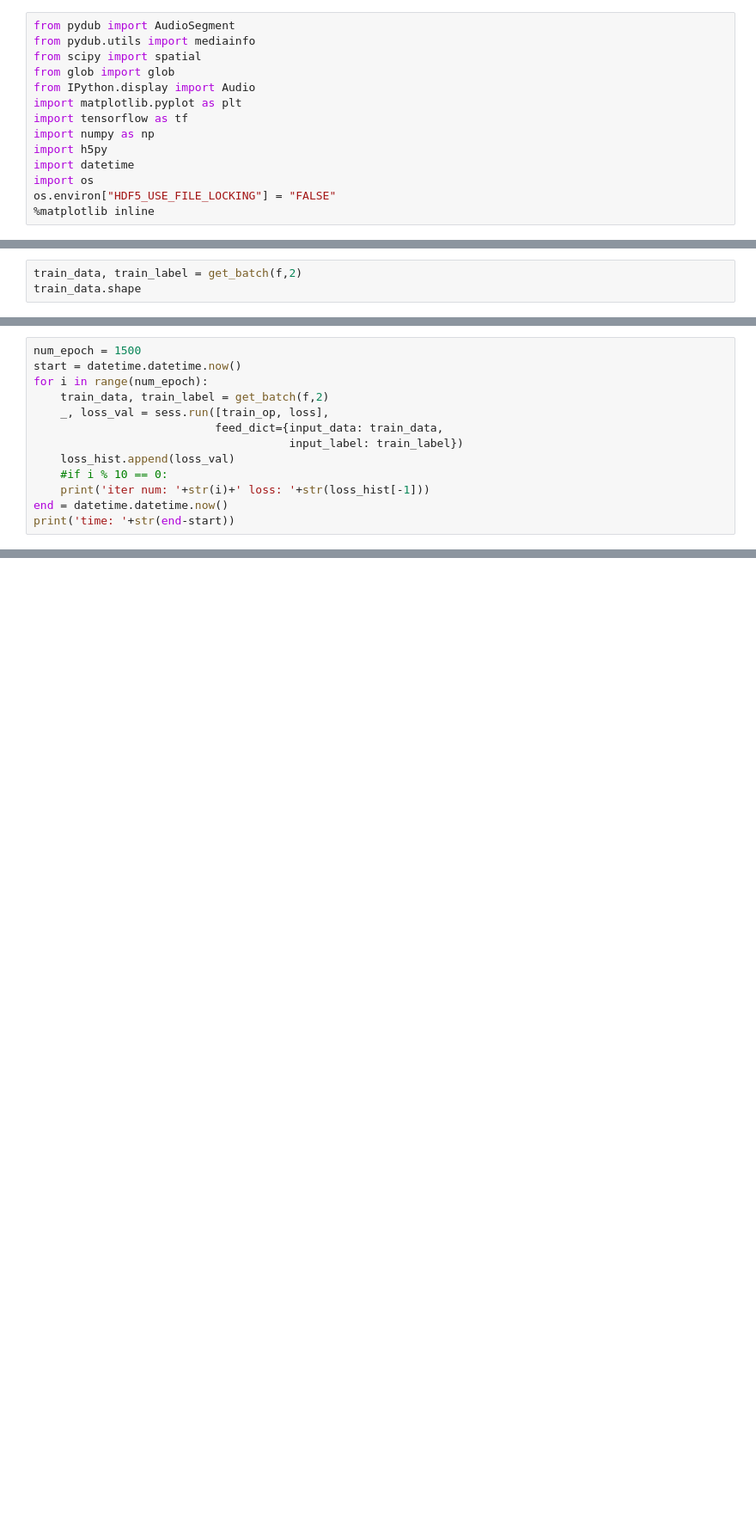
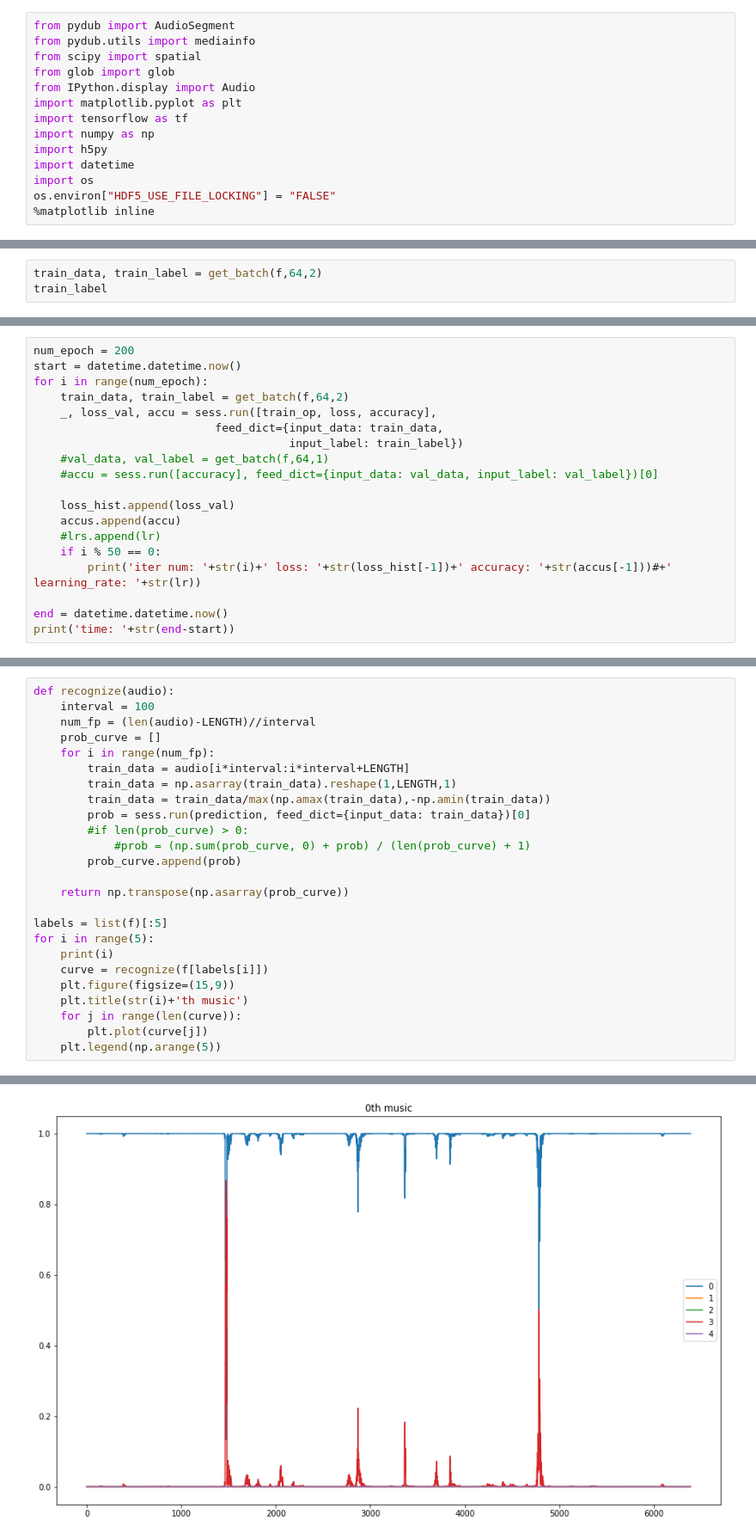
Before and after one commit to jw222/Gravitational-Wave, a Jupyter notebook: WaveNet.ipynb, the cells around one changed output, grey strips where cells are left out. Shown at 86% size. Drawn from its saved outputs; the diff is of its cells as text; blank space fills up the shorter version.

```diff
--- a/WaveNet.ipynb
+++ b/WaveNet.ipynb
@@ -53,6 +61,6 @@ def get_batch(f, k):
 
     return batch, label
 # %%
-train_data, train_label = get_batch(f,2)
-train_data.shape
+train_data, train_label = get_batch(f,64,2)
+train_label
 # %% [output]
@@ -203,14 +229,20 @@ loss_hist = []
 # %%
-num_epoch = 1500
+num_epoch = 200
 start = datetime.datetime.now()
 for i in range(num_epoch):
-    train_data, train_label = get_batch(f,2)
-    _, loss_val = sess.run([train_op, loss],
+    train_data, train_label = get_batch(f,64,2)
+    _, loss_val, accu = sess.run([train_op, loss, accuracy],
                            feed_dict={input_data: train_data,
                                       input_label: train_label})
+    #val_data, val_label = get_batch(f,64,1)
+    #accu = sess.run([accuracy], feed_dict={input_data: val_data, input_label: val_label})[0]
+
     loss_hist.append(loss_val)
-    #if i % 10 == 0:
-    print('iter num: '+str(i)+' loss: '+str(loss_hist[-1]))
+    accus.append(accu)
+    #lrs.append(lr)
+    if i % 50 == 0:
+        print('iter num: '+str(i)+' loss: '+str(loss_hist[-1])+' accuracy: '+str(accus[-1]))#+' learning_rate: '+str(lr))
+
 end = datetime.datetime.now()
 print('time: '+str(end-start))
 # %% [output]
@@ -273,0 +274,26 @@ False
+# %%
+def recognize(audio):
+    interval = 100
+    num_fp = (len(audio)-LENGTH)//interval
+    prob_curve = []
+    for i in range(num_fp):
+        train_data = audio[i*interval:i*interval+LENGTH]
+        train_data = np.asarray(train_data).reshape(1,LENGTH,1)
+        train_data = train_data/max(np.amax(train_data),-np.amin(train_data))
+        prob = sess.run(prediction, feed_dict={input_data: train_data})[0]
+        #if len(prob_curve) > 0:
+            #prob = (np.sum(prob_curve, 0) + prob) / (len(prob_curve) + 1)
+        prob_curve.append(prob)
+
+    return np.transpose(np.asarray(prob_curve))
+
+labels = list(f)[:5]
+for i in range(5):
+    print(i)
+    curve = recognize(f[labels[i]])
+    plt.figure(figsize=(15,9))
+    plt.title(str(i)+'th music')
+    for j in range(len(curve)):
+        plt.plot(curve[j])
+    plt.legend(np.arange(5))
+# %% [output]
@@ -273,0 +305 @@ False
+[figure, added]
```
Also changed, not shown: parts of 13 cells of this notebook, 2 other files.
